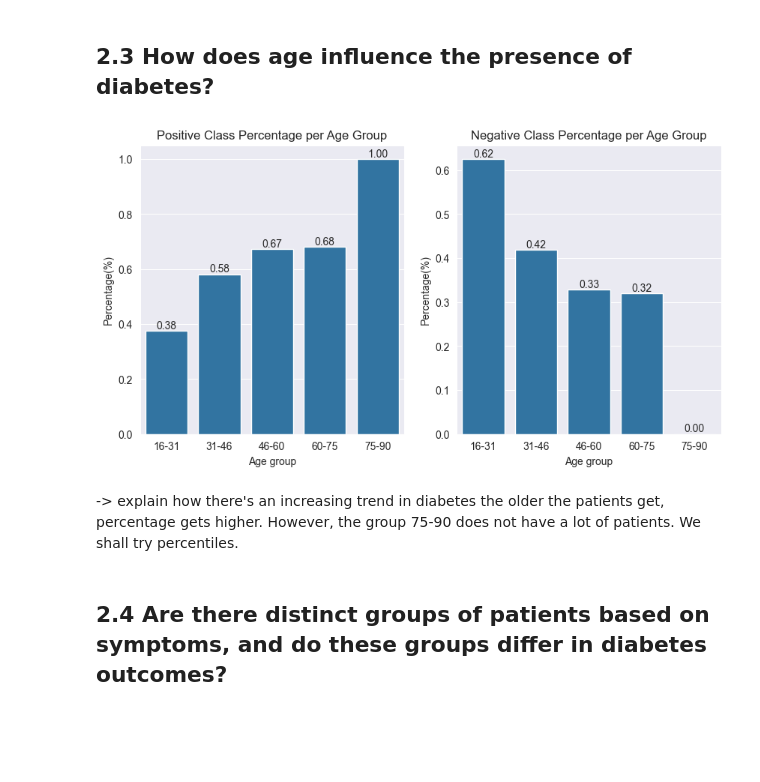
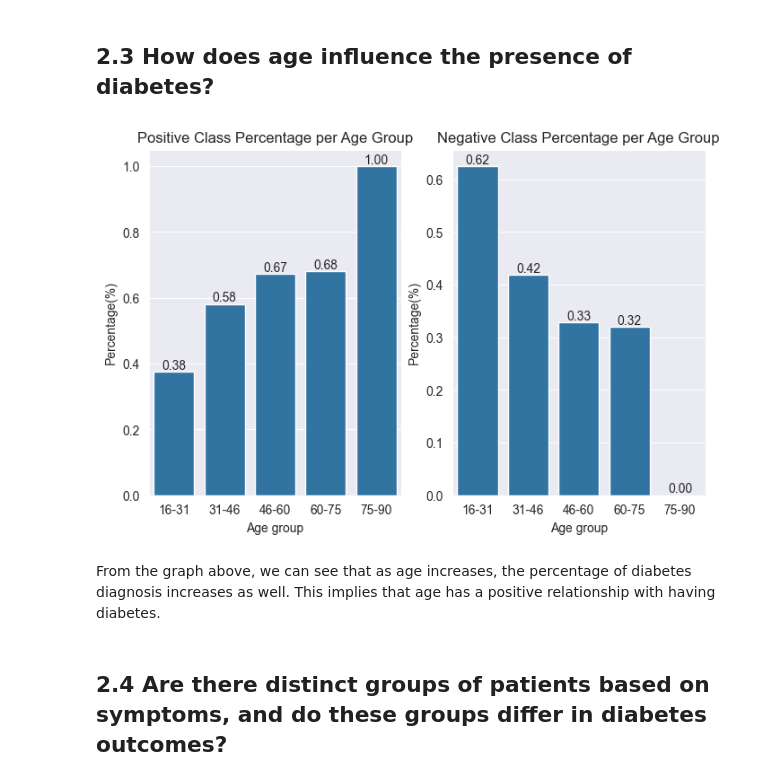
Before and after one commit to oo-Kwago-oo/diabetes-analysis-blog, a Jupyter notebook: analysis/final_analysis.ipynb, the cells around one changed output. Saved outputs shown, nothing was run; the diff lists cells and outputs as text; code cells hidden in the pictures; blank space fills up the shorter version.

```diff
--- a/analysis/final_analysis.ipynb
+++ b/analysis/final_analysis.ipynb
@@ -135,9 +103,0 @@ cat_features
-# %%
-fig, ax = plt.subplots(figsize=(8,5))
-sns.barplot(data=cat_features, y='Factors', x='Difference', ax=ax)
-
-ax.set_xlabel('Difference')
-ax.set_title('Association of Different Physiological Factors with Diabetes')
-
-for container in ax.containers:
-    ax.bar_label(container, fmt='%.2f')
@@ -147,3 +127,10 @@ for container in ax.containers:
 From the graph above, it shows that both Polyuria and Polydipsia have the highest association with Diabetes with a difference in conditional probabilities of 0.68 and 0.66, respectively. These symptoms arise due to osmotic diuresis, where excess glucose in the blood leads to increased urine production and subsequent dehydration (American Diabetes Association, 2023). Similarly, polyphagia and weight loss occur because the body cannot effectively utilize glucose, leading to increased hunger and breakdown of fat and muscle for energy (Mayo Clinic, 2023).
 # %% [markdown]
 ## 2.2 Can a small subset of symptoms explains most diabetes cases, and what does this suggest about early detection?
+# %%
+df = df_factored.copy()
+
+target = df['class']
+features = df.drop('class', axis = 1).copy()
+
+X_train, X_test, y_train, y_test = train_test_split(features, target, test_size = 0.2, random_state = 42)
@@ -149,0 +192,18 @@ From the graph above, it shows that both Polyuria and Polydipsia have the highes
+# %%
+fig, axs = plt.subplots(1,2, figsize=(24, 8))
+
+for idx, ax in enumerate(axs.flatten()):
+    if idx == 0:
+        sns.lineplot(data=roc_curve_df, x='fpr', y='tpr', ax=ax)
+        ax.set_title(f"ROC curve (area = {round(roc_auc, 4)})")
+        ax.set_xlabel('False Positive Rate')
+        ax.set_ylabel('True Positive Rate')
+    else:
+        sns.barplot(data=coef_df, y = 'features', x = 'coef',ax = ax)
+        ax.tick_params(axis='x', rotation=90)
+        ax.set_ylabel('Coefficient')
+        ax.set_xlabel('Factors')
+        ax.set_title('Odds ratio of each Predictor')
+
+        for container in ax.containers:
+            ax.bar_label(container, fmt='%.2f')
@@ -154,37 +343,37 @@ min_val = np.min(df['Age'].astype(int))
 max_val = np.max(df['Age'].astype(int))
 
 n_bins = 5
 bins = np.linspace(min_val, max_val, n_bins + 1)
 bins = np.round(bins).astype(int)
 
 bins = np.unique(bins)
 bin_labels = [f"{bins[i]}-{bins[i+1]}" for i in range(len(bins)-1)]
 df["Age group"] = pd.cut(df['Age'], bins=bins, labels=bin_labels, include_lowest=True)
 
 labels = ['Age group', 'class']
 sliced = df.loc[:,labels]
 
 new_labels = ['Age group', 'Positive', 'Negative']
 
 diabetes_per_df = sliced.groupby('Age group').mean().reset_index()
 diabetes_per_df['Negative'] = 1 - diabetes_per_df['class']
 diabetes_per_df.columns = new_labels
 
-fig, axs = plt.subplots(1,2,figsize=(10,5))
+fig, axs = plt.subplots(1,2,figsize=(8,5))
 
 for idx, ax in enumerate(axs.flat):
     occur = ['Positive', 'Negative']
 
     sns.barplot(data=diabetes_per_df, x = 'Age group', y = occur[idx], ax=ax)
     ax.set_ylabel('Percentage(%)')
     ax.set_title(f'{occur[idx]} Class Percentage per Age Group')
 
     for container in ax.containers:
         ax.bar_label(container, fmt='%.2f')
 # %% [output]
-[figure, old version]
+[figure, new version]
-# %% [markdown]
--> explain how there's an increasing trend in diabetes the older the patients get, percentage gets higher. However, the group 75-90 does not have a lot of patients. We shall try percentiles.
+# %% [markdown]
+From the graph above, we can see that as age increases, the percentage of diabetes diagnosis increases as well. This implies that age has a positive relationship with having diabetes.
 # %% [markdown]
 ## 2.4 Are there distinct groups of patients based on symptoms, and do these groups differ in diabetes outcomes?
 # %%
```
Also changed, not shown: parts of 14 cells of this notebook, 1 other file.
